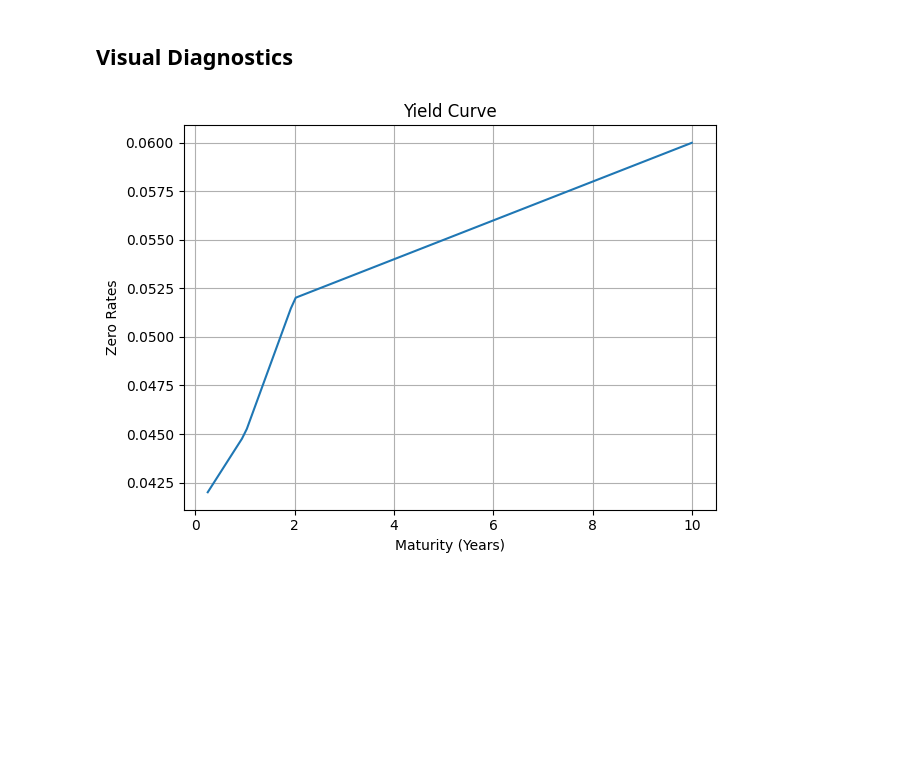
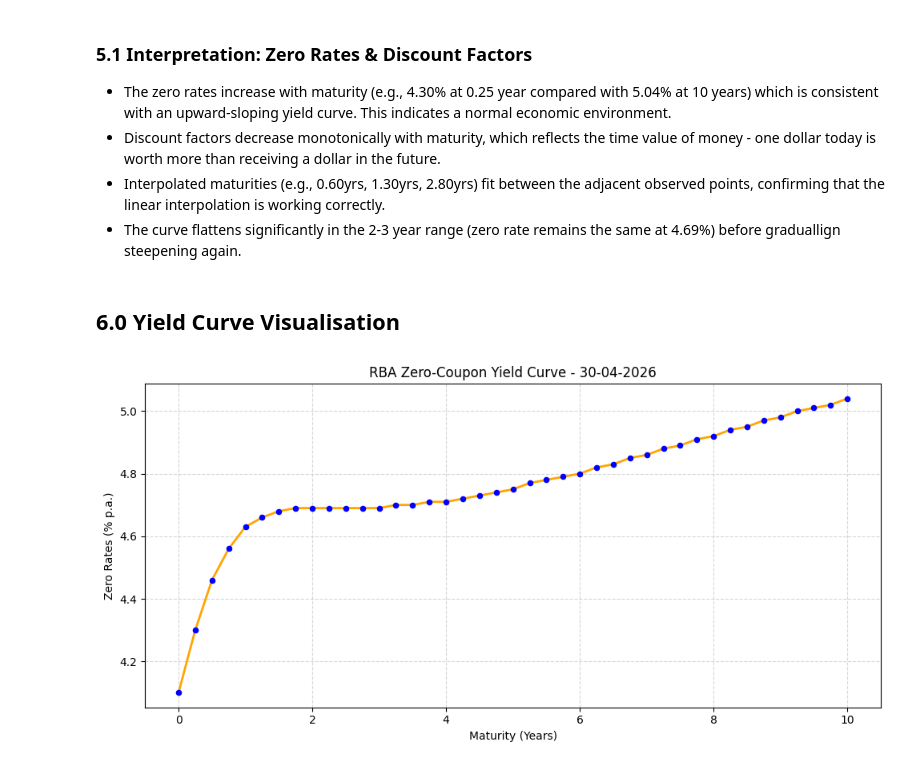
Before and after one commit to indigohill/FINM3422_A3_T7_G1_DP, a Jupyter notebook: notebooks/yield_curve_exploration_test.ipynb, the cells around one changed output. Saved outputs shown, nothing was run; the diff lists cells and outputs as text; code cells hidden in the pictures; blank space fills up the shorter version.

Commit message:
Yield Curve Notebook

```diff
--- a/notebooks/yield_curve_exploration_test.ipynb
+++ b/notebooks/yield_curve_exploration_test.ipynb
@@ -32,0 +128,3 @@ curve = YieldCurve (
+# %%
+# Construct the yield curve from the most recent RBA (F17) data.
+yield_curve = YieldCurve.from_rba (compounding = "continuous")
@@ -44,6 +181,13 @@ T = 7.00 years | zero rate = 5.70% | discount factor = 67.0991%
+# %% [markdown]
+### 5.1 Interpretation: Zero Rates & Discount Factors
+
+- The zero rates increase with maturity (e.g., 4.30% at 0.25 year compared with 5.04% at 10 years) which is consistent with an upward-sloping yield curve. This indicates a normal economic environment.
+- Discount factors decrease monotonically with maturity, which reflects the time value of money - one dollar today is worth more than receiving a dollar in the future.
+- Interpolated maturities (e.g., 0.60yrs, 1.30yrs, 2.80yrs) fit between the adjacent observed points, confirming that the linear interpolation is working correctly.
+- The curve flattens significantly in the 2-3 year range (zero rate remains the same at 4.69%) before graduallign steepening again.
 # %% [markdown]
-## Visual Diagnostics
+## 6.0 Yield Curve Visualisation
 # %%
-curve.plot (max_maturity = 10)
+yield_curve.plot()
 # %% [output]
-[figure, old version]
+[figure, new version]
```
Also changed, not shown: parts of 13 cells of this notebook, 4 other files.
